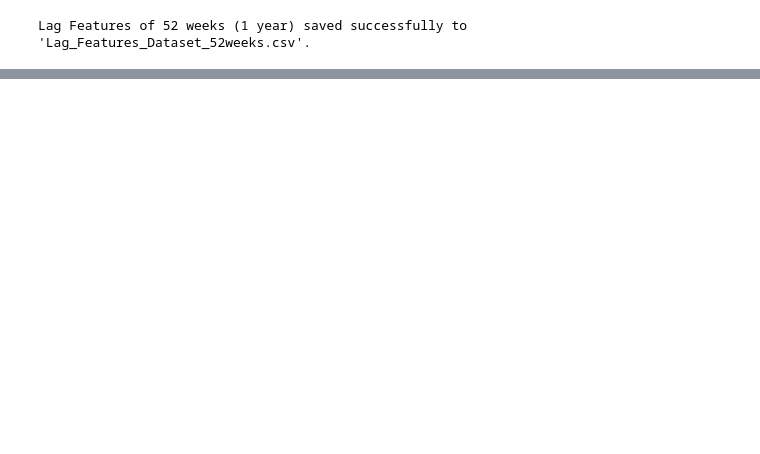
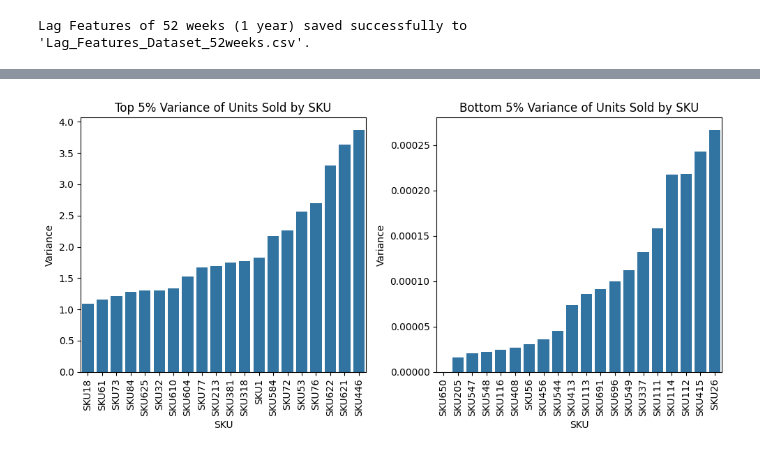
Before and after one commit to shubhi/deloitte-capstone-demand-forecasting, a Jupyter notebook: notebooks/data_analysis.ipynb, the cells around one changed output, grey strips where cells are left out. Saved outputs shown, nothing was run; the diff lists cells and outputs as text; code cells hidden in the pictures; blank space fills up the shorter version.

```diff
--- a/notebooks/data_analysis.ipynb
+++ b/notebooks/data_analysis.ipynb
@@ -515,0 +447,10 @@ ID variances saved successfully to 'id_variances.csv'.
+# %%
+# Variance at SKU level
+sku_variance = df.groupby('SKU')['Units_Sold_Normalized'].var().reset_index().rename(columns={'Units_Sold_Normalized': 'SKU_Variance'})
+percentage=5
+plot_top_bottom(sku_variance, 'SKU', 'SKU_Variance',
+                f'Top {percentage}% Variance of Units Sold by SKU',
+                f'Bottom {percentage}% Variance of Units Sold by SKU',
+                'SKU', percentage=percentage)
+# %% [output]
+[figure, added]
```
Also changed, not shown: parts of 29 cells of this notebook.
